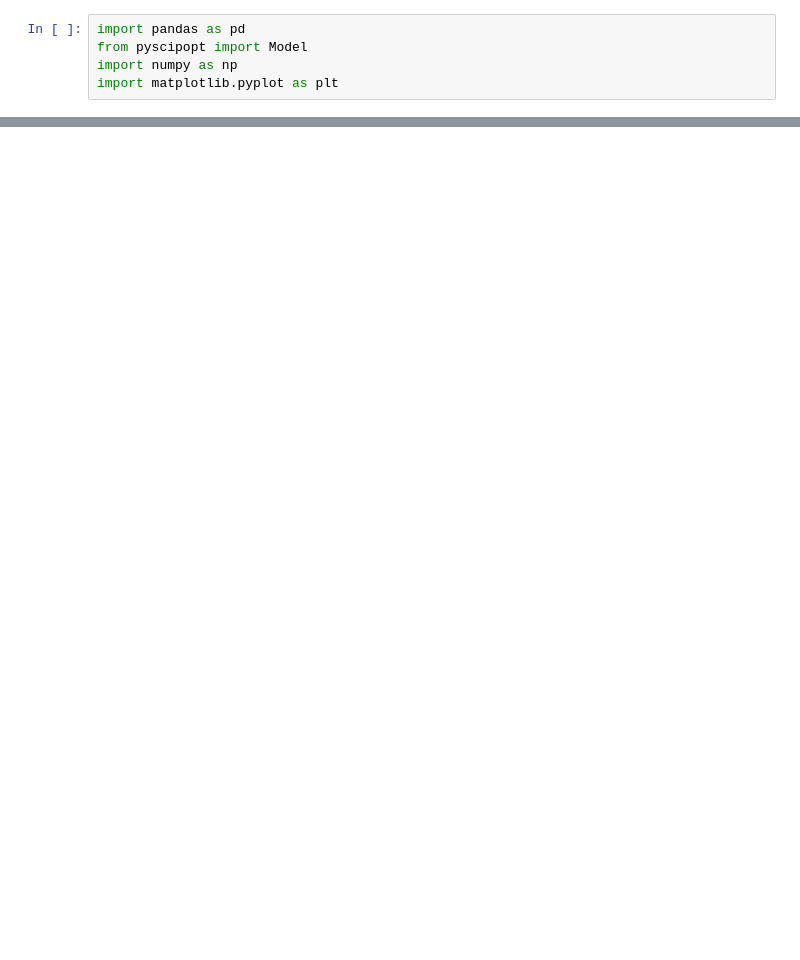
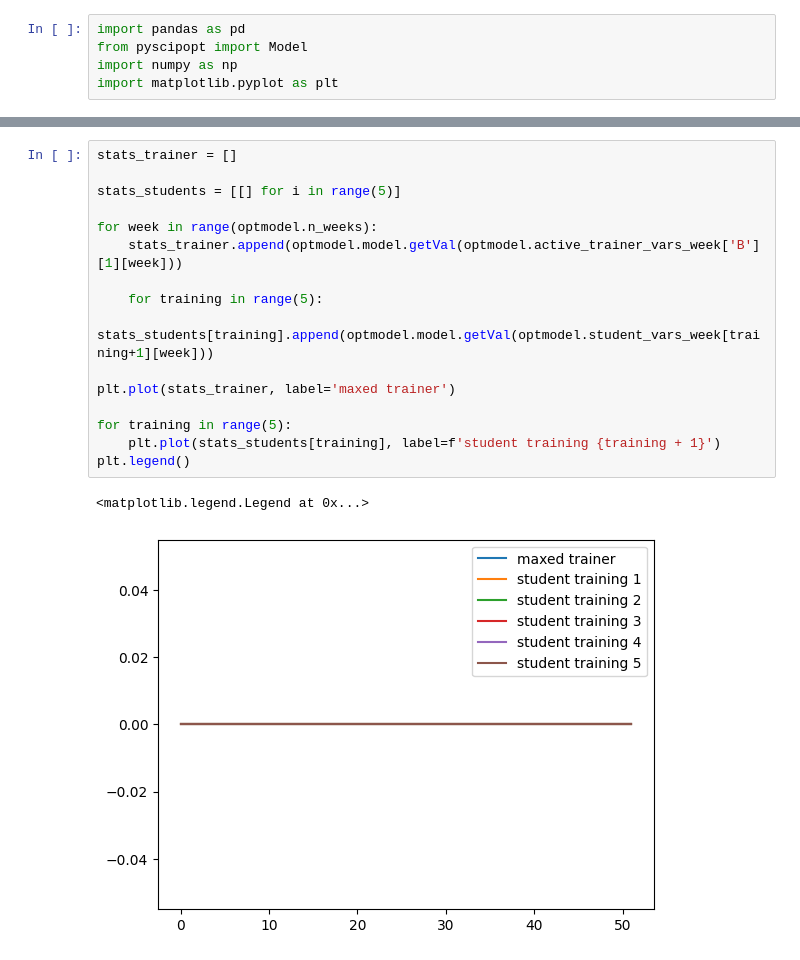
Before and after one commit to DRealHammer/MOPTA, a Jupyter notebook: mopta.ipynb, the cells around one changed output, grey strips where cells are left out. Drawn from its saved outputs; the diff is of its cells as text; blank space fills up the shorter version.

```diff
--- a/mopta.ipynb
+++ b/mopta.ipynb
@@ -567 +606,20 @@ Dual Bound         : +1.04000000000000e+02
 Gap                : 0.00 %
+# %%
+stats_trainer = []
+
+stats_students = [[] for i in range(5)]
+
+for week in range(optmodel.n_weeks):
+    stats_trainer.append(optmodel.model.getVal(optmodel.active_trainer_vars_week['B'][1][week]))
+
+    for training in range(5):
+        stats_students[training].append(optmodel.model.getVal(optmodel.student_vars_week[training+1][week]))
+
+plt.plot(stats_trainer, label='maxed trainer')
+
+for training in range(5):
+    plt.plot(stats_students[training], label=f'student training {training + 1}')
+plt.legend()
+# %% [output]
+<matplotlib.legend.Legend at 0x...>
+[figure, added]
```
Also changed, not shown: parts of 4 cells of this notebook.
